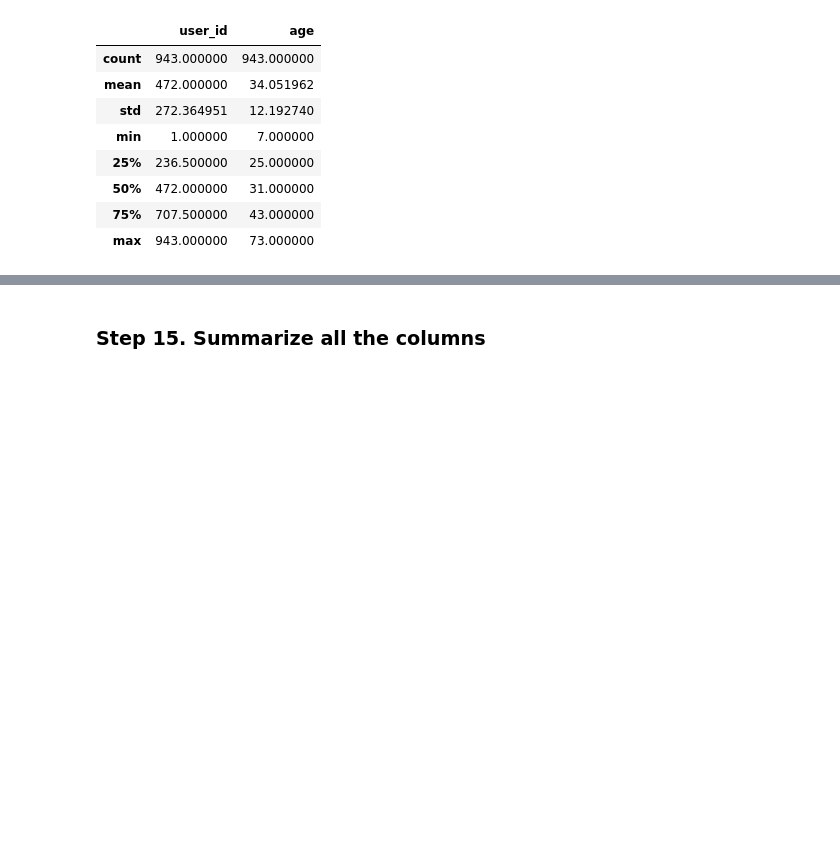
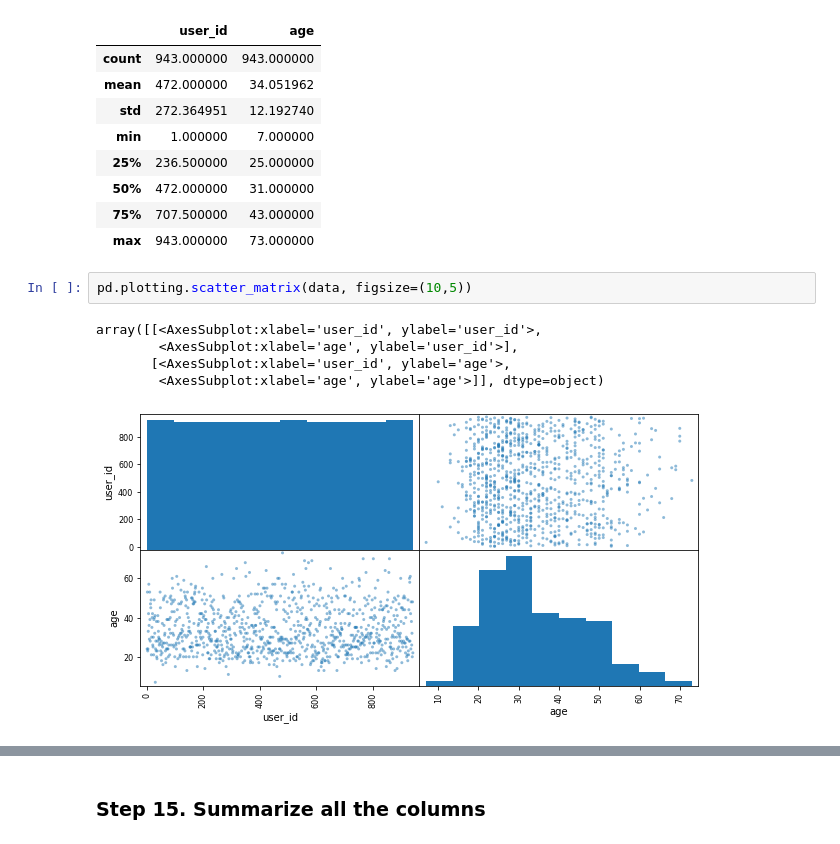
Before and after one commit to abechere/DataScience21, a Jupyter notebook: Block_3/Assignments/Assignment_1.ipynb, the cells around one changed output, grey strips where cells are left out. Cells and saved outputs as stored; diff of their text form; blank space fills up the shorter version.

```diff
--- a/Block_3/Assignments/Assignment_1.ipynb
+++ b/Block_3/Assignments/Assignment_1.ipynb
@@ -153,3 +153,11 @@ data.describe()
 | 50% | 472.000000 | 31.000000 |
 | 75% | 707.500000 | 43.000000 |
 | max | 943.000000 | 73.000000 |
+# %%
+pd.plotting.scatter_matrix(data, figsize=(10,5))
+# %% [output]
+array([[<AxesSubplot:xlabel='user_id', ylabel='user_id'>,
+        <AxesSubplot:xlabel='age', ylabel='user_id'>],
+       [<AxesSubplot:xlabel='user_id', ylabel='age'>,
+        <AxesSubplot:xlabel='age', ylabel='age'>]], dtype=object)
+[figure, added]
```
Also changed, not shown: parts of 2 cells of this notebook, 1 other file.
